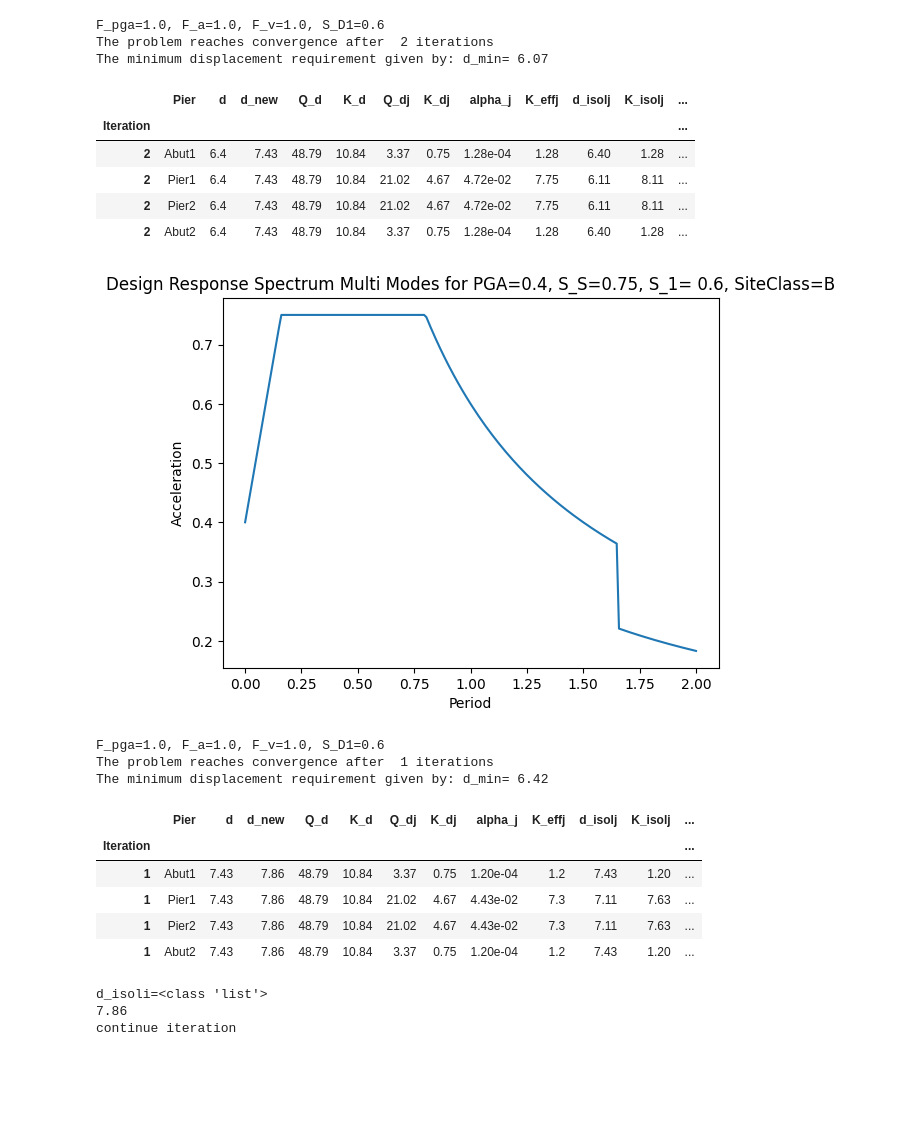
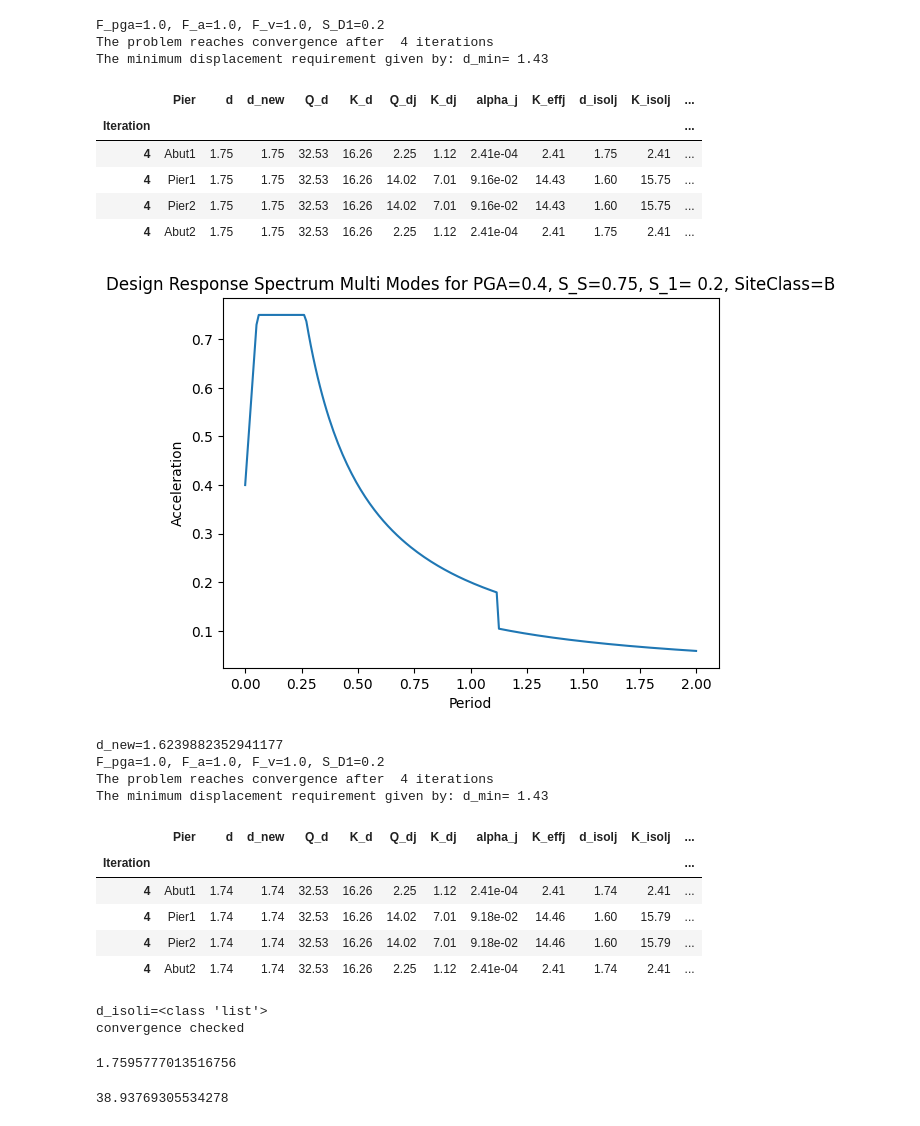
Before and after one commit to CFCSL/BASE-ISOLATION, a Jupyter notebook: Samples.ipynb, the cells around one changed output. Saved outputs shown, nothing was run; the diff lists cells and outputs as text; code cells hidden in the pictures; blank space fills up the shorter version.

```diff
--- a/Samples.ipynb
+++ b/Samples.ipynb
@@ -23,15 +19,15 @@ K_sub=[10000,172.0, 172.0,10000]
 angle_skew=0
 #%%%%%%
 PGA=0.40
-S_1=0.60
+S_1=0.20
 S_S=0.75
 SiteClass="B"
-q=0.075 # 5%
-k=0.1
-tol=0.2
+q=0.05 # 5%
+k=0.05
+tol=0.02
 T_max=2
 Isolator_Type='Lead-rubber bearing'
 latex_format=True
-d0=4
 params=m, n, n_c, W_SS, W_PP, W, K_sub, angle_skew, PGA, S_1, S_S, SiteClass, T_max, Isolator_Type, q, k, tol
+d=2
 # %%
@@ -66,27 +62,33 @@ df1
 # %%
 #df1
 # %%
-B2(params, latex_format=True,plot_action=True)
+#B2(params, latex_format=True,plot_action=True)
+T_eff=1.41
+B2(params,T_eff, latex_format=True,plot_action=True)
 # %% [output]
-F_pga=1.0, F_a=1.0, F_v=1.0, S_D1=0.6
-The problem reaches convergence after  2 iterations
-The minimum displacement requirement given by: d_min= 6.07
+F_pga=1.0, F_a=1.0, F_v=1.0, S_D1=0.2
+The problem reaches convergence after  4 iterations
+The minimum displacement requirement given by: d_min= 1.43
 |  | Pier | d | d_new | Q_d | K_d | Q_dj | K_dj | alpha_j | K_effj | d_isolj | K_isolj | ... |
 | Iteration |  |  |  |  |  |  |  |  |  |  |  | ... |
-| 2 | Abut1 | 6.4 | 7.43 | 48.79 | 10.84 | 3.37 | 0.75 | 1.28e-04 | 1.28 | 6.40 | 1.28 | ... |
-| 2 | Pier1 | 6.4 | 7.43 | 48.79 | 10.84 | 21.02 | 4.67 | 4.72e-02 | 7.75 | 6.11 | 8.11 | ... |
-| 2 | Pier2 | 6.4 | 7.43 | 48.79 | 10.84 | 21.02 | 4.67 | 4.72e-02 | 7.75 | 6.11 | 8.11 | ... |
-| 2 | Abut2 | 6.4 | 7.43 | 48.79 | 10.84 | 3.37 | 0.75 | 1.28e-04 | 1.28 | 6.40 | 1.28 | ... |
+| 4 | Abut1 | 1.75 | 1.75 | 32.53 | 16.26 | 2.25 | 1.12 | 2.41e-04 | 2.41 | 1.75 | 2.41 | ... |
+| 4 | Pier1 | 1.75 | 1.75 | 32.53 | 16.26 | 14.02 | 7.01 | 9.16e-02 | 14.43 | 1.60 | 15.75 | ... |
+| 4 | Pier2 | 1.75 | 1.75 | 32.53 | 16.26 | 14.02 | 7.01 | 9.16e-02 | 14.43 | 1.60 | 15.75 | ... |
+| 4 | Abut2 | 1.75 | 1.75 | 32.53 | 16.26 | 2.25 | 1.12 | 2.41e-04 | 2.41 | 1.75 | 2.41 | ... |
-[figure, old version]
+[figure, new version]
-F_pga=1.0, F_a=1.0, F_v=1.0, S_D1=0.6
-The problem reaches convergence after  1 iterations
-The minimum displacement requirement given by: d_min= 6.42
+d_new=1.6239882352941177
+F_pga=1.0, F_a=1.0, F_v=1.0, S_D1=0.2
+The problem reaches convergence after  4 iterations
+The minimum displacement requirement given by: d_min= 1.43
 |  | Pier | d | d_new | Q_d | K_d | Q_dj | K_dj | alpha_j | K_effj | d_isolj | K_isolj | ... |
 | Iteration |  |  |  |  |  |  |  |  |  |  |  | ... |
-| 1 | Abut1 | 7.43 | 7.86 | 48.79 | 10.84 | 3.37 | 0.75 | 1.20e-04 | 1.2 | 7.43 | 1.20 | ... |
-| 1 | Pier1 | 7.43 | 7.86 | 48.79 | 10.84 | 21.02 | 4.67 | 4.43e-02 | 7.3 | 7.11 | 7.63 | ... |
-| 1 | Pier2 | 7.43 | 7.86 | 48.79 | 10.84 | 21.02 | 4.67 | 4.43e-02 | 7.3 | 7.11 | 7.63 | ... |
-| 1 | Abut2 | 7.43 | 7.86 | 48.79 | 10.84 | 3.37 | 0.75 | 1.20e-04 | 1.2 | 7.43 | 1.20 | ... |
+| 4 | Abut1 | 1.74 | 1.74 | 32.53 | 16.26 | 2.25 | 1.12 | 2.41e-04 | 2.41 | 1.74 | 2.41 | ... |
+| 4 | Pier1 | 1.74 | 1.74 | 32.53 | 16.26 | 14.02 | 7.01 | 9.18e-02 | 14.46 | 1.60 | 15.79 | ... |
+| 4 | Pier2 | 1.74 | 1.74 | 32.53 | 16.26 | 14.02 | 7.01 | 9.18e-02 | 14.46 | 1.60 | 15.79 | ... |
+| 4 | Abut2 | 1.74 | 1.74 | 32.53 | 16.26 | 2.25 | 1.12 | 2.41e-04 | 2.41 | 1.74 | 2.41 | ... |
 d_isoli=<class 'list'>
-7.86
-continue iteration
+convergence checked
+# %%
+1.76/(1+2.4*10**(-4))
+# %% [output]
+1.7595777013516756
@@ -92,0 +99,6 @@ continue iteration
+# %%
+K_eff=(4*np.pi**2*W_eff)/(T_eff**2*g)
+
+K_eff
+# %% [output]
+38.93769305534278
```
Also changed, not shown: parts of 5 cells of this notebook, 5 other files.
